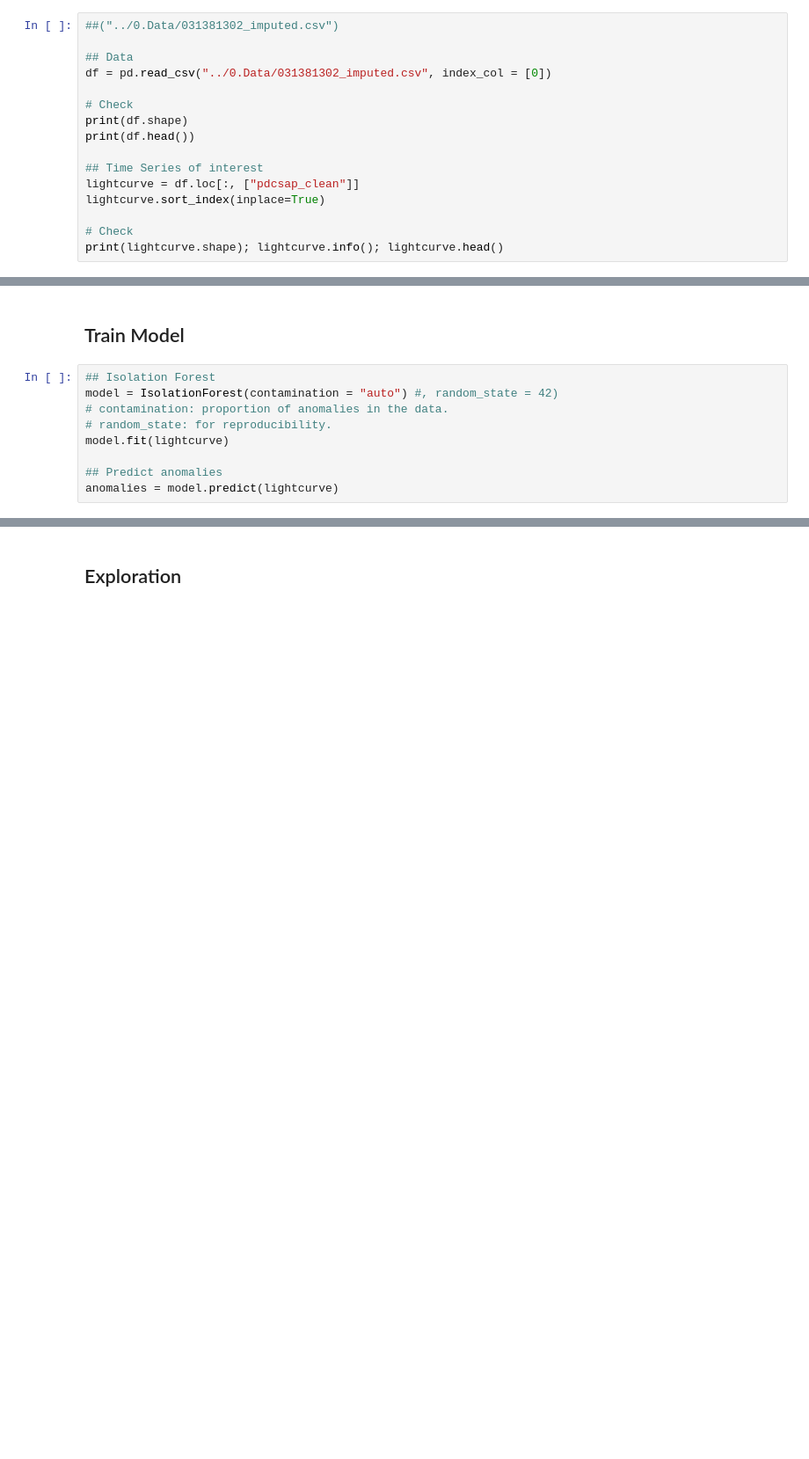
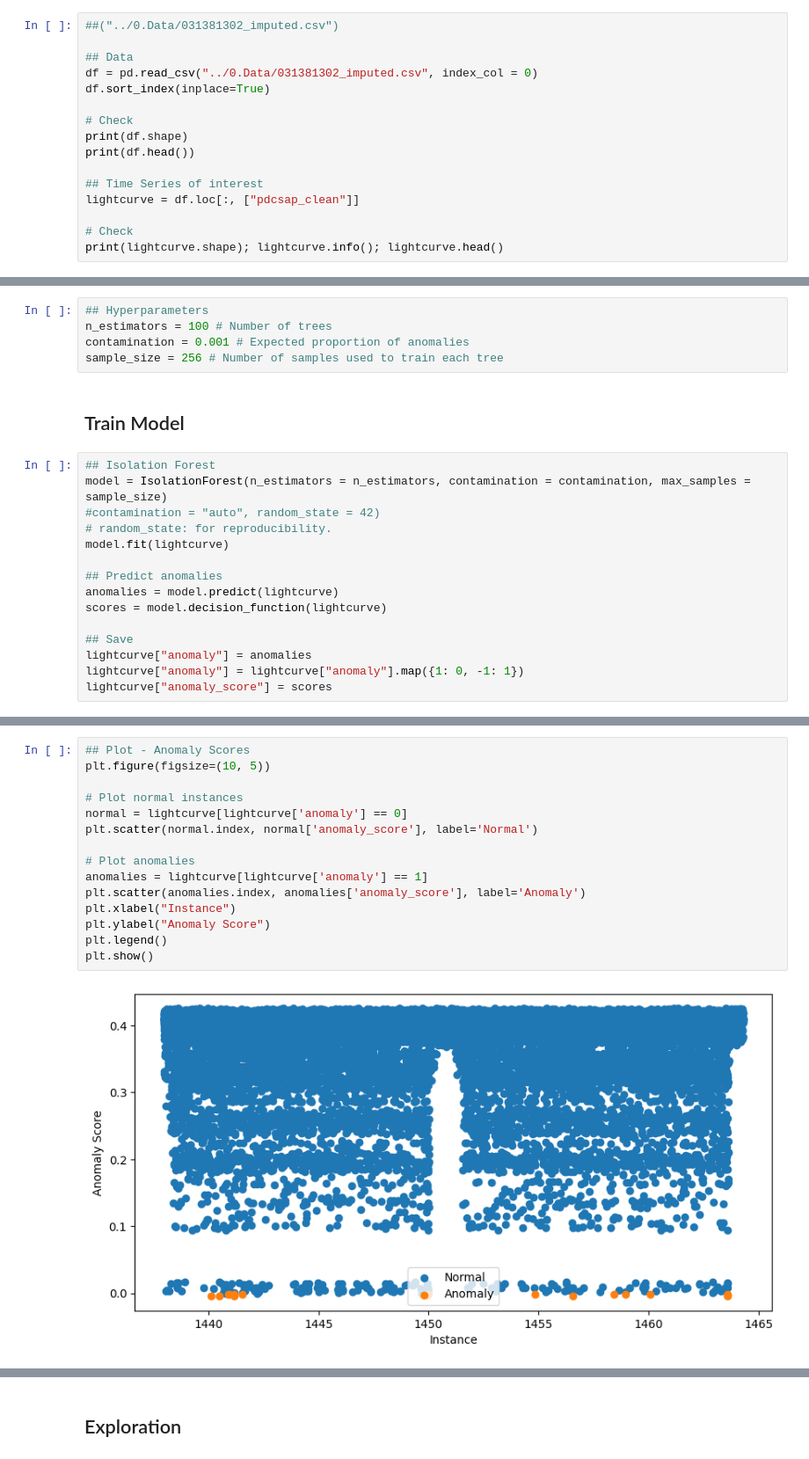
Before and after one commit to alexfaassen/STA2453, a Jupyter notebook: 5.Model/Isolation_Forest.ipynb, the cells around one changed output, grey strips where cells are left out. Shown at 88% size. Saved outputs shown, nothing was run; the diff lists cells and outputs as text; blank space fills up the shorter version.

Commit message:
Model building complete (V1)

```diff
--- a/5.Model/Isolation_Forest.ipynb
+++ b/5.Model/Isolation_Forest.ipynb
@@ -19,7 +19,8 @@ from sklearn.ensemble import IsolationForest
 ##("../0.Data/031381302_imputed.csv")
 
 ## Data
-df = pd.read_csv("../0.Data/031381302_imputed.csv", index_col = [0])
+df = pd.read_csv("../0.Data/031381302_imputed.csv", index_col = 0)
+df.sort_index(inplace=True)
 
 # Check
 print(df.shape)
@@ -27,7 +28,6 @@ print(df.head())
 
 ## Time Series of interest
 lightcurve = df.loc[:, ["pdcsap_clean"]]
-lightcurve.sort_index(inplace=True)
 
 # Check
 print(lightcurve.shape); lightcurve.info(); lightcurve.head()
@@ -61,11 +59,22 @@ memory usage: 294.6 KB
+# %%
+## Hyperparameters
+n_estimators = 100 # Number of trees
+contamination = 0.001 # Expected proportion of anomalies
+sample_size = 256 # Number of samples used to train each tree
 # %% [markdown]
 ## Train Model
 # %%
 ## Isolation Forest
-model = IsolationForest(contamination = "auto") #, random_state = 42)
-# contamination: proportion of anomalies in the data.
+model = IsolationForest(n_estimators = n_estimators, contamination = contamination, max_samples = sample_size)
+#contamination = "auto", random_state = 42)
 # random_state: for reproducibility.
 model.fit(lightcurve)
 
 ## Predict anomalies
 anomalies = model.predict(lightcurve)
+scores = model.decision_function(lightcurve)
+
+## Save
+lightcurve["anomaly"] = anomalies
+lightcurve["anomaly"] = lightcurve["anomaly"].map({1: 0, -1: 1})
+lightcurve["anomaly_score"] = scores
@@ -72,3 +102,20 @@ anomalies = model.predict(lightcurve)
+# %%
+## Plot - Anomaly Scores
+plt.figure(figsize=(10, 5))
+
+# Plot normal instances
+normal = lightcurve[lightcurve['anomaly'] == 0]
+plt.scatter(normal.index, normal['anomaly_score'], label='Normal')
+
+# Plot anomalies
+anomalies = lightcurve[lightcurve['anomaly'] == 1]
+plt.scatter(anomalies.index, anomalies['anomaly_score'], label='Anomaly')
+plt.xlabel("Instance")
+plt.ylabel("Anomaly Score")
+plt.legend()
+plt.show()
+# %% [output]
+[figure, added]
 # %%
 ## Plot - Highlight anomalies
 plt.figure(figsize=(15, 6))
```
Also changed, not shown: parts of 6 cells of this notebook, 1 other file.
